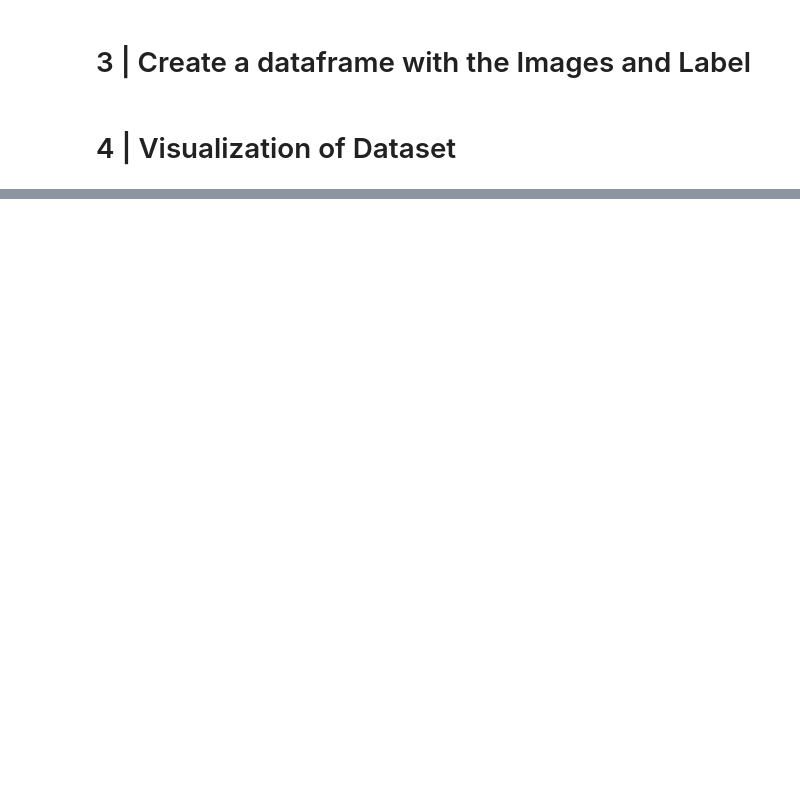
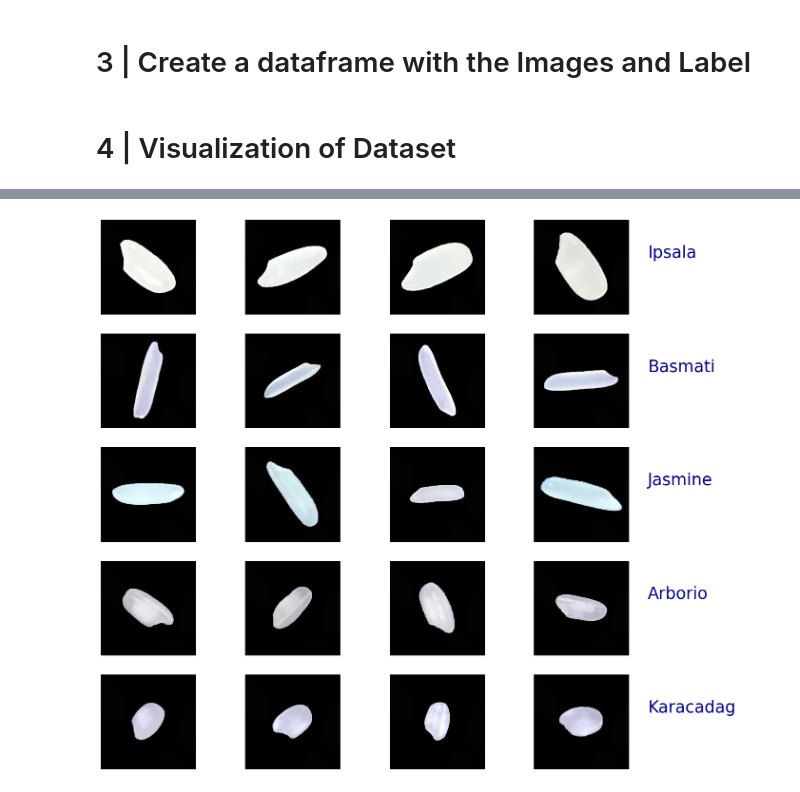
Before and after one commit to Abhishek-guptaaa/Rice-image-classification-Using-Deep-learing, a Jupyter notebook: Rice_image_classification_Using_Dee_learing.ipynb, the cells around one changed output, grey strips where cells are left out. Saved outputs shown, nothing was run; the diff lists cells and outputs as text; code cells hidden in the pictures; blank space fills up the shorter version.

```diff
--- a/Rice_image_classification_Using_Dee_learing.ipynb
+++ b/Rice_image_classification_Using_Dee_learing.ipynb
@@ -117,0 +152,23 @@ Passing `palette` without assigning `hue` is deprecated and will be removed in v
+# %%
+from matplotlib.gridspec import GridSpec
+# Create figure and grid of subplots
+fig = plt.figure(figsize=(15, 15))
+gs = GridSpec(5, 4, figure=fig)
+
+# Loop through each unique category in the DataFrame
+for i, category in enumerate(df['label'].unique()):
+    # Get the filepaths for the first four images in the category
+    filepaths = df[df['label'] == category]['image'].values[:4]
+
+    # Loop through the filepaths and add an image to each subplot
+    for j, filepath in enumerate(filepaths):
+        ax = fig.add_subplot(gs[i, j])
+        ax.imshow(plt.imread(filepath))
+        ax.axis('off')
+
+    # Add a label to the bottom of the subplot grid
+    ax.text(300, 100, category, fontsize=25, color='darkblue')
+
+plt.show()
+# %% [output]
+[figure, added]
```
Also changed, not shown: parts of 8 cells of this notebook.
